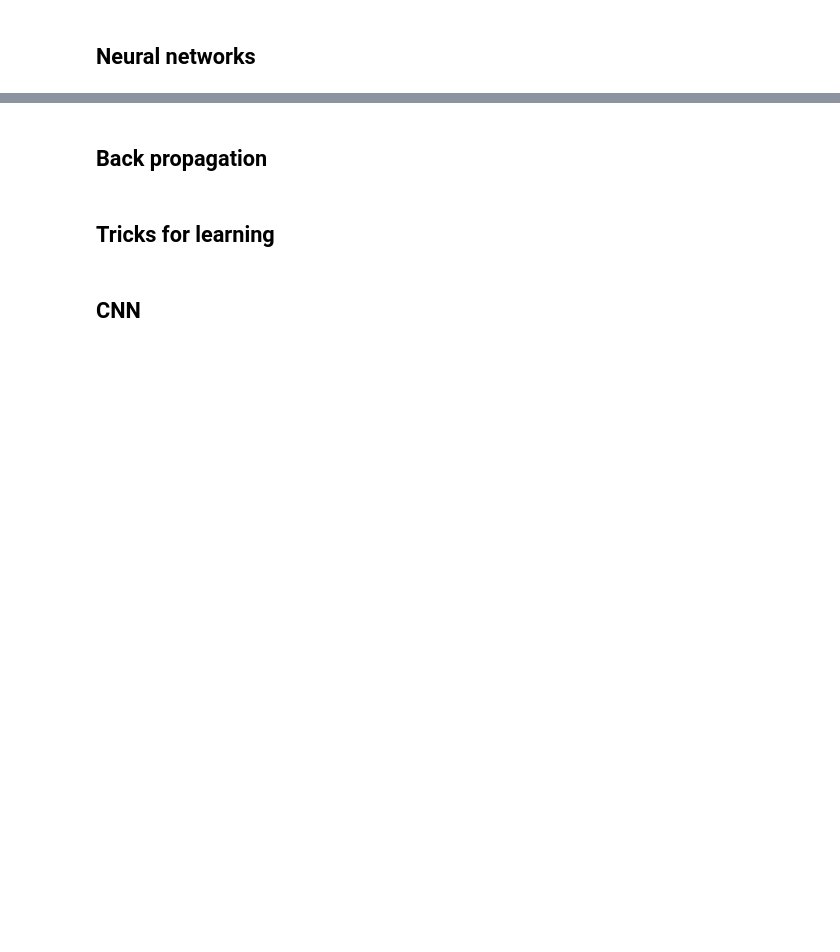
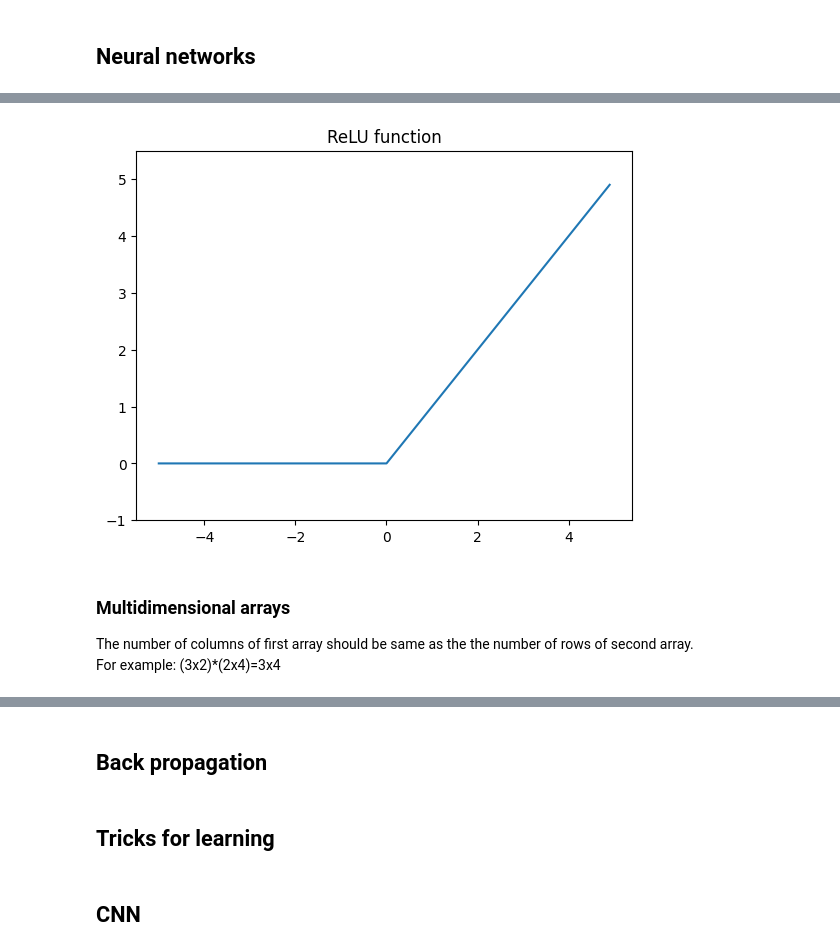
Before and after one commit to jizhang02/Code-Note, a Jupyter notebook: deep_learning_from_scratch.ipynb, the cells around one changed output, grey strips where cells are left out. Saved outputs shown, nothing was run; the diff lists cells and outputs as text; code cells hidden in the pictures; blank space fills up the shorter version.

```diff
--- a/deep_learning_from_scratch.ipynb
+++ b/deep_learning_from_scratch.ipynb
@@ -51,0 +200,20 @@ if __name__ == '__main__':
+# %%
+# ReLU function
+import numpy as np
+import matplotlib.pylab as plt
+
+def relu(x):
+    return np.maximum(0, x)
+
+x = np.arange(-5.0, 5.0, 0.1)
+y = relu(x)
+plt.plot(x, y)
+plt.ylim(-1.0, 5.5)
+plt.title('ReLU function')
+plt.show()
+# %% [output]
+[figure, added]
+# %% [markdown]
+### Multidimensional arrays
+The number of columns of first array should be same as the the number of rows of second array.
+For example: (3x2)*(2x4)=3x4
```
Also changed, not shown: parts of 31 cells of this notebook, 9 other files.
